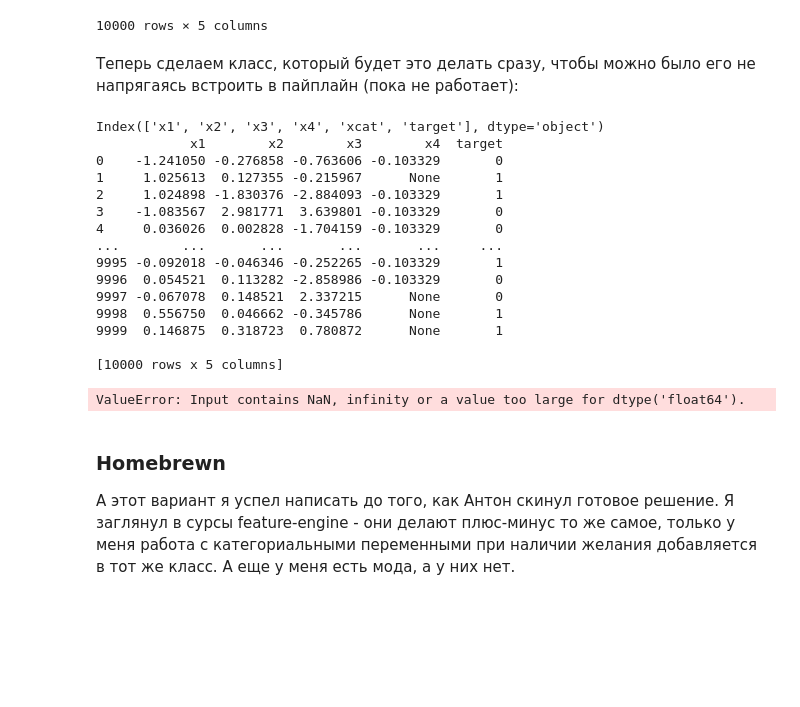
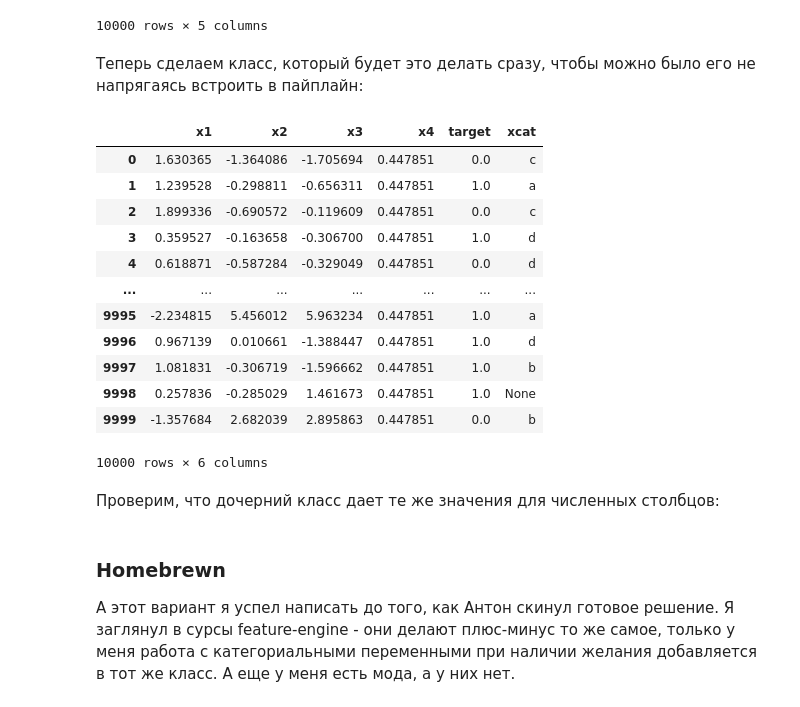
Before and after one commit to uasek/credit_scoring_project, a Jupyter notebook: scoring_model/missing_values.ipynb, the cells around one changed output. Cells and saved outputs as stored; diff of their text form; code cells hidden in the pictures; blank space fills up the shorter version.

Commit message:
Added a wrapper for KNNImputer to work in a pipeline

```diff
--- a/scoring_model/missing_values.ipynb
+++ b/scoring_model/missing_values.ipynb
@@ -178,4 +178,4 @@ transformed_table
 | 9999 | 0.364051 | -0.277150 | 1.714554 | -0.819636 | 0.0 |
 10000 rows × 5 columns
 # %% [markdown]
-Теперь сделаем класс, который будет это делать сразу, чтобы можно было его не напрягаясь встроить в пайплайн (пока не работает):
+Теперь сделаем класс, который будет это делать сразу, чтобы можно было его не напрягаясь встроить в пайплайн:
@@ -203,25 +223,39 @@ class KNNImputerModified(impute.KNNImputer):
+# %%
+obj = KNNImputerSeparated(categorical_variables = ["xcat"], n_neighbors = 6)
+test_df = create_test_df()
+obj.fit(test_df)
+obj.transform(test_df)
+# %% [output]
+|  | x1 | x2 | x3 | x4 | target | xcat |
+| 0 | 1.630365 | -1.364086 | -1.705694 | 0.447851 | 0.0 | c |
+| 1 | 1.239528 | -0.298811 | -0.656311 | 0.447851 | 1.0 | a |
+| 2 | 1.899336 | -0.690572 | -0.119609 | 0.447851 | 0.0 | c |
+| 3 | 0.359527 | -0.163658 | -0.306700 | 0.447851 | 1.0 | d |
+| 4 | 0.618871 | -0.587284 | -0.329049 | 0.447851 | 0.0 | d |
+| ... | ... | ... | ... | ... | ... | ... |
+| 9995 | -2.234815 | 5.456012 | 5.963234 | 0.447851 | 1.0 | a |
+| 9996 | 0.967139 | 0.010661 | -1.388447 | 0.447851 | 1.0 | d |
+| 9997 | 1.081831 | -0.306719 | -1.596662 | 0.447851 | 1.0 | b |
+| 9998 | 0.257836 | -0.285029 | 1.461673 | 0.447851 | 1.0 | None |
+| 9999 | -1.357684 | 2.682039 | 2.895863 | 0.447851 | 0.0 | b |
+10000 rows × 6 columns
+# %% [markdown]
+Проверим, что дочерний класс дает те же значения для численных столбцов:
 # %%
-obj = KNNImputerModified()
 test_df = create_test_df()
-obj.fit(test_df, categorical_variables = ["xcat"])
-obj.transform(test_df)
+
+obj = KNNImputerSeparated(['xcat'])
+obj.fit(test_df)
+child_fitted = obj.transform(test_df)
+child_fitted = child_fitted.drop("xcat", axis = 1)
+
+obj = KNNImputer()
+test_df_local = test_df.drop("xcat",1)
+obj.fit(test_df_local)
+parent_fitted = obj.transform(test_df_local)
+parent_fitted = pd.DataFrame(parent_fitted,
+                             columns = child_fitted.columns)
+assert child_fitted.equals(parent_fitted)
-# %% [output]
-Index(['x1', 'x2', 'x3', 'x4', 'xcat', 'target'], dtype='object')
-            x1        x2        x3        x4  target
-0    -1.241050 -0.276858 -0.763606 -0.103329       0
-1     1.025613  0.127355 -0.215967      None       1
-2     1.024898 -1.830376 -2.884093 -0.103329       1
-3    -1.083567  2.981771  3.639801 -0.103329       0
-4     0.036026  0.002828 -1.704159 -0.103329       0
-...        ...       ...       ...       ...     ...
-9995 -0.092018 -0.046346 -0.252265 -0.103329       1
-9996  0.054521  0.113282 -2.858986 -0.103329       0
-9997 -0.067078  0.148521  2.337215      None       0
-9998  0.556750  0.046662 -0.345786      None       1
-9999  0.146875  0.318723  0.780872      None       1
-
-[10000 rows x 5 columns]
-ValueError: Input contains NaN, infinity or a value too large for dtype('float64').
 # %% [markdown]
 ### Homebrewn
 А этот вариант я успел написать до того, как Антон скинул готовое решение. Я заглянул в сурсы feature-engine - они делают плюс-минус то же самое, только у меня работа с категориальными переменными при наличии желания добавляется в тот же класс. А еще у меня есть мода, а у них нет.
```
Also changed, not shown: parts of 6 cells of this notebook.
